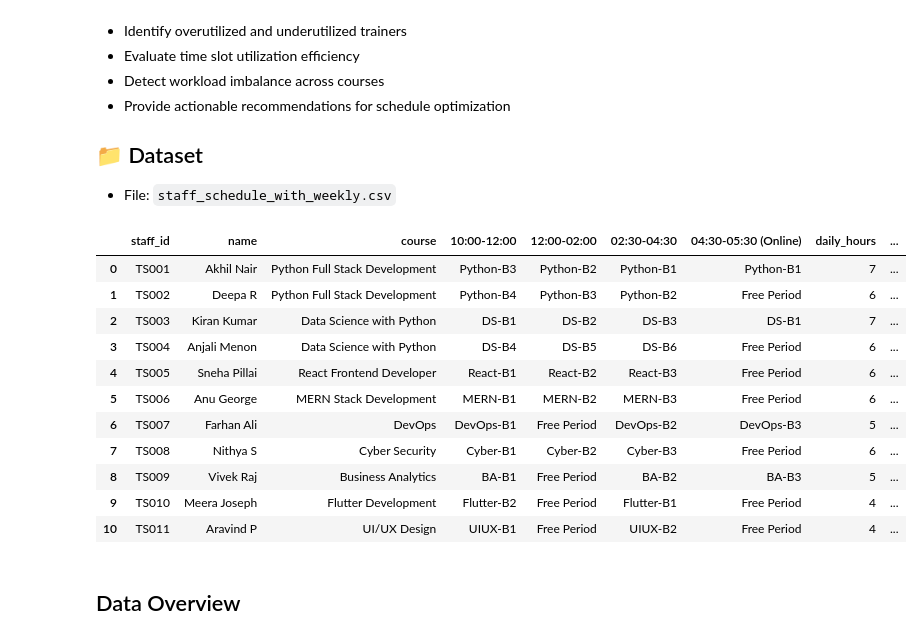
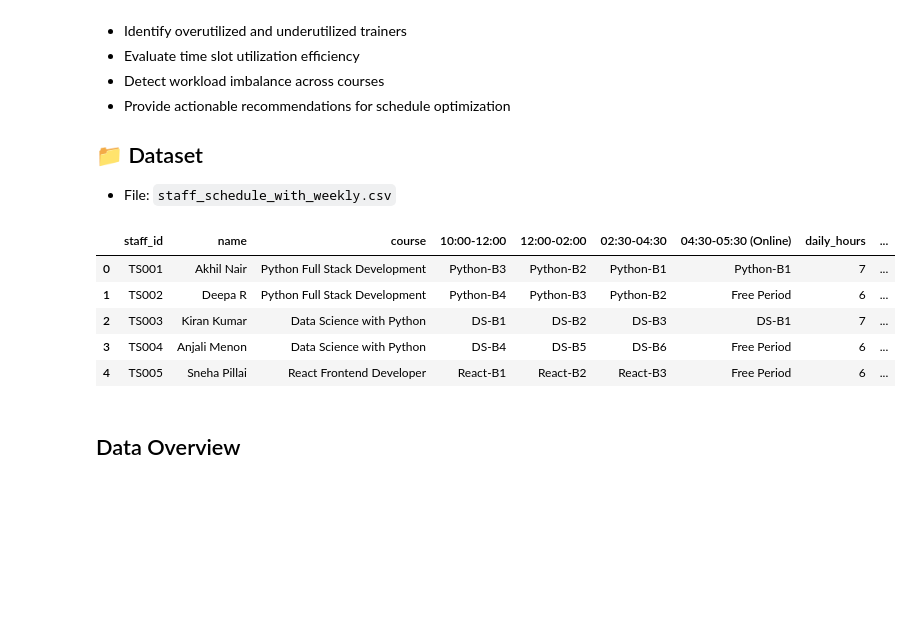
Before and after one commit to AnwarsaeedMM/cybersquare-project, a Jupyter notebook: Notebook/staff_Schedule_weekly.ipynb, the cells around one changed output. Cells and saved outputs as stored; diff of their text form; code cells hidden in the pictures; blank space fills up the shorter version.

```diff
--- a/Notebook/staff_Schedule_weekly.ipynb
+++ b/Notebook/staff_Schedule_weekly.ipynb
@@ -22,19 +23,13 @@ import plotly.express as px
 # %%
-df = pd.read_csv(r"C:\Users\Muhammed Sinan m\Documents\cs\python\project\datasets\staff_schedule_with_weekly.csv")
-df
+df = pd.read_csv("../data/staff_schedule_with_weekly.csv")
+df.head()
 # %% [output]
 |  | staff_id | name | course | 10:00-12:00 | 12:00-02:00 | 02:30-04:30 | 04:30-05:30 (Online) | daily_hours | ... |
 | 0 | TS001 | Akhil Nair | Python Full Stack Development | Python-B3 | Python-B2 | Python-B1 | Python-B1 | 7 | ... |
 | 1 | TS002 | Deepa R | Python Full Stack Development | Python-B4 | Python-B3 | Python-B2 | Free Period | 6 | ... |
 | 2 | TS003 | Kiran Kumar | Data Science with Python | DS-B1 | DS-B2 | DS-B3 | DS-B1 | 7 | ... |
 | 3 | TS004 | Anjali Menon | Data Science with Python | DS-B4 | DS-B5 | DS-B6 | Free Period | 6 | ... |
 | 4 | TS005 | Sneha Pillai | React Frontend Developer | React-B1 | React-B2 | React-B3 | Free Period | 6 | ... |
-| 5 | TS006 | Anu George | MERN Stack Development | MERN-B1 | MERN-B2 | MERN-B3 | Free Period | 6 | ... |
-| 6 | TS007 | Farhan Ali | DevOps | DevOps-B1 | Free Period | DevOps-B2 | DevOps-B3 | 5 | ... |
-| 7 | TS008 | Nithya S | Cyber Security | Cyber-B1 | Cyber-B2 | Cyber-B3 | Free Period | 6 | ... |
-| 8 | TS009 | Vivek Raj | Business Analytics | BA-B1 | Free Period | BA-B2 | BA-B3 | 5 | ... |
-| 9 | TS010 | Meera Joseph | Flutter Development | Flutter-B2 | Free Period | Flutter-B1 | Free Period | 4 | ... |
-| 10 | TS011 | Aravind P | UI/UX Design | UIUX-B1 | Free Period | UIUX-B2 | Free Period | 4 | ... |
 # %% [markdown]
 ## Data Overview
 # %% [markdown]
```
Also changed, not shown: parts of 12 cells of this notebook, 14 other files.
